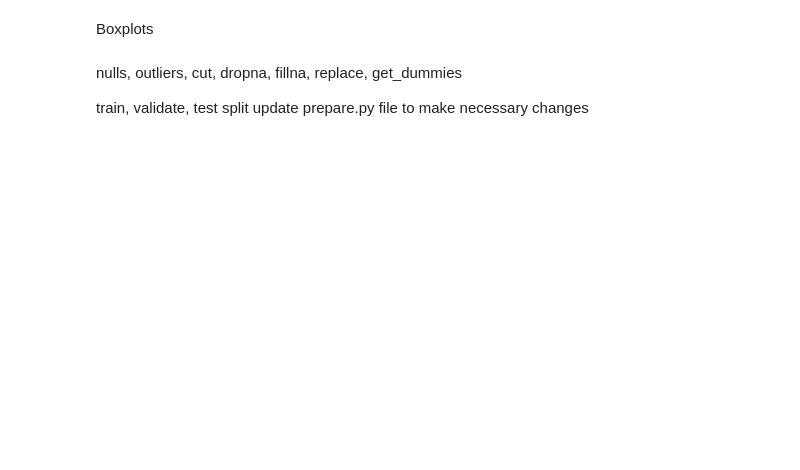
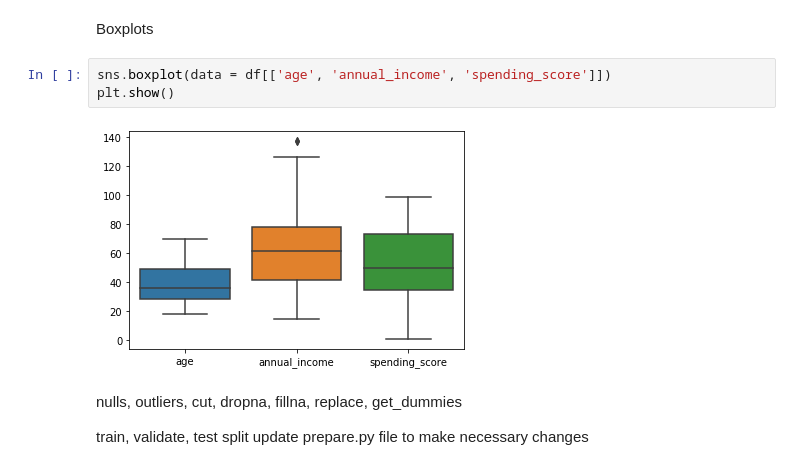
Before and after one commit to gilbert-noriega-ii/regression-exercises, a Jupyter notebook: wrangle.ipynb, the cells around one changed output. Saved outputs shown, nothing was run; the diff lists cells and outputs as text; blank space fills up the shorter version.

```diff
--- a/wrangle.ipynb
+++ b/wrangle.ipynb
@@ -82,5 +89,10 @@ for col in ['age', 'annual_income', 'spending_score']:
 # %% [markdown]
 Boxplots
+# %%
+sns.boxplot(data = df[['age', 'annual_income', 'spending_score']])
+plt.show()
+# %% [output]
+[figure, added]
 # %% [markdown]
 nulls, outliers, cut, dropna, fillna, replace, get_dummies
 
```
Also changed, not shown: parts of 15 cells of this notebook.
